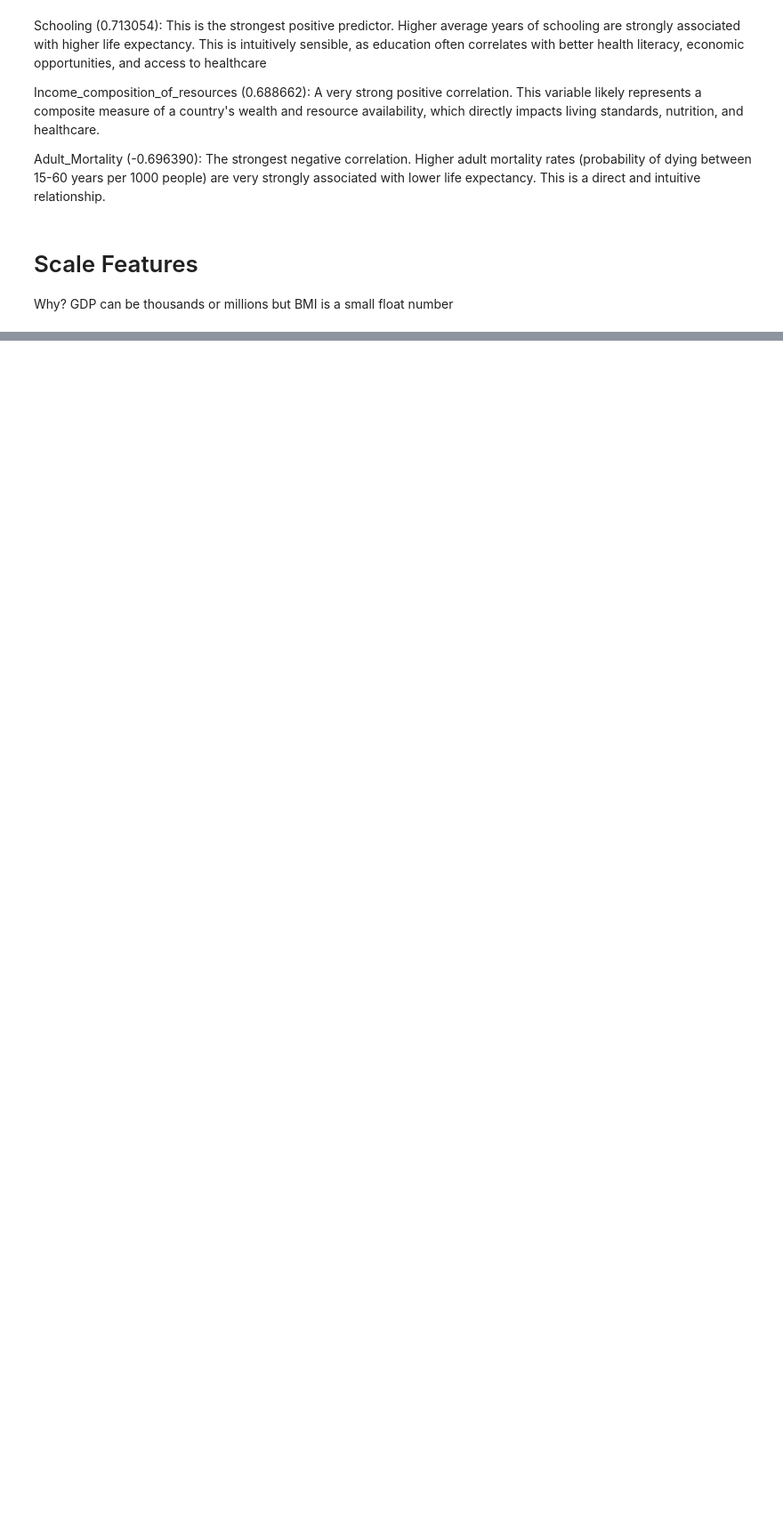
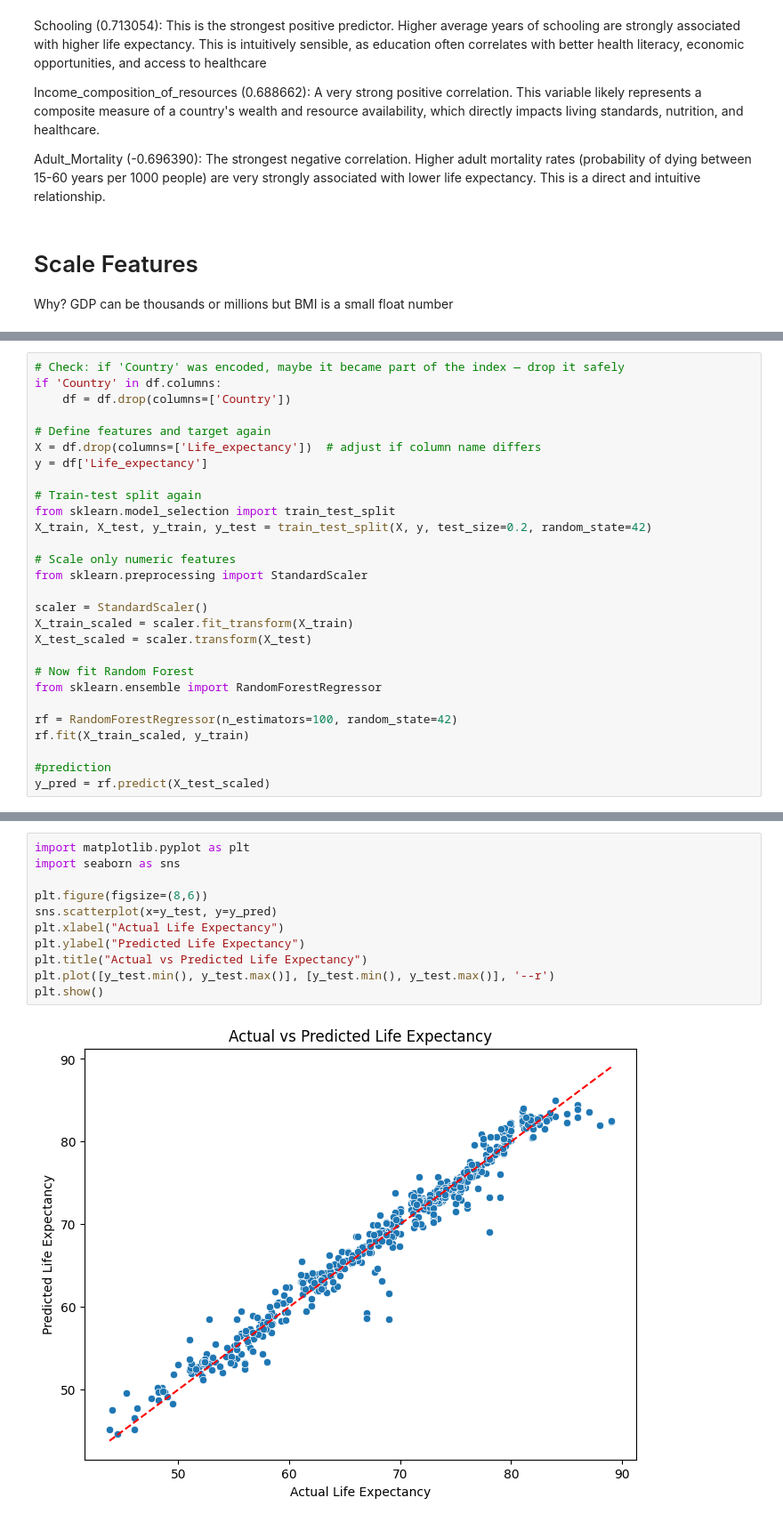
Before and after one commit to alabhastam/life-expectancy, a Jupyter notebook: life-expectancy.ipynb, the cells around one changed output, grey strips where cells are left out. Shown: that part at 89% size. Saved outputs shown, nothing was run; the diff lists cells and outputs as text; blank space fills up the shorter version.

Commit message:
random forest done

```diff
--- a/life-expectancy.ipynb
+++ b/life-expectancy.ipynb
@@ -260,0 +208,28 @@ print(X_test_scaled.head())
+# %%
+# Check: if 'Country' was encoded, maybe it became part of the index — drop it safely
+if 'Country' in df.columns:
+    df = df.drop(columns=['Country'])
+
+# Define features and target again
+X = df.drop(columns=['Life_expectancy'])  # adjust if column name differs
+y = df['Life_expectancy']
+
+# Train-test split again
+from sklearn.model_selection import train_test_split
+X_train, X_test, y_train, y_test = train_test_split(X, y, test_size=0.2, random_state=42)
+
+# Scale only numeric features
+from sklearn.preprocessing import StandardScaler
+
+scaler = StandardScaler()
+X_train_scaled = scaler.fit_transform(X_train)
+X_test_scaled = scaler.transform(X_test)
+
+# Now fit Random Forest
+from sklearn.ensemble import RandomForestRegressor
+
+rf = RandomForestRegressor(n_estimators=100, random_state=42)
+rf.fit(X_train_scaled, y_train)
+
+#prediction
+y_pred = rf.predict(X_test_scaled)
@@ -260,0 +259,13 @@ print(X_test_scaled.head())
+# %%
+import matplotlib.pyplot as plt
+import seaborn as sns
+
+plt.figure(figsize=(8,6))
+sns.scatterplot(x=y_test, y=y_pred)
+plt.xlabel("Actual Life Expectancy")
+plt.ylabel("Predicted Life Expectancy")
+plt.title("Actual vs Predicted Life Expectancy")
+plt.plot([y_test.min(), y_test.max()], [y_test.min(), y_test.max()], '--r')
+plt.show()
+# %% [output]
+[figure, added]
```
Also changed, not shown: parts of 10 cells of this notebook.
